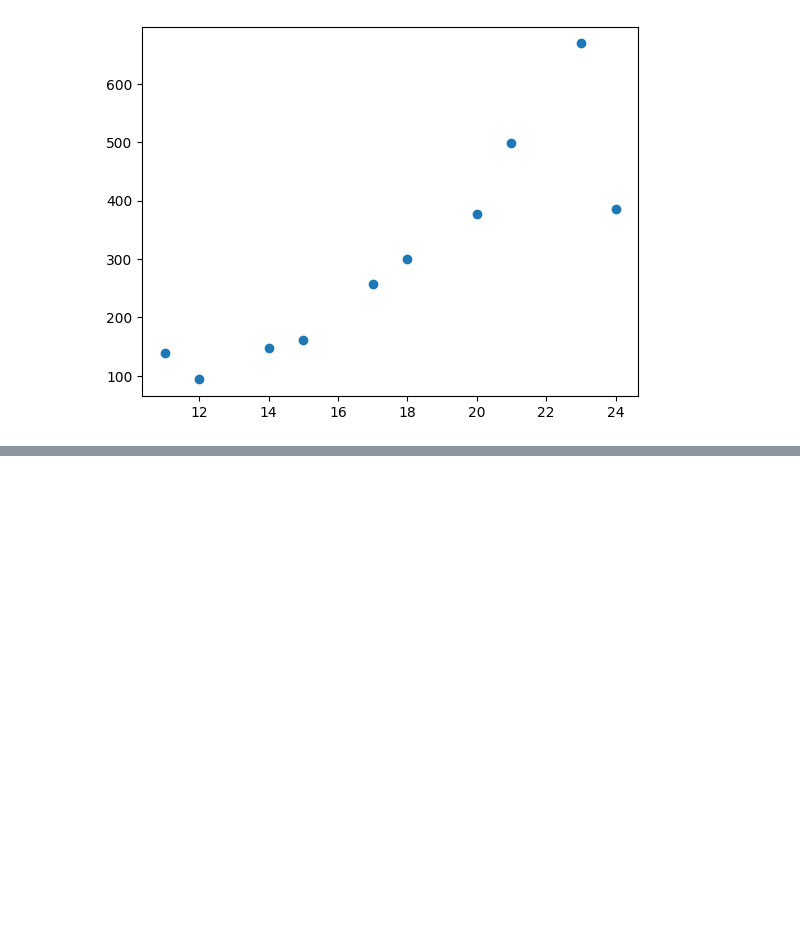
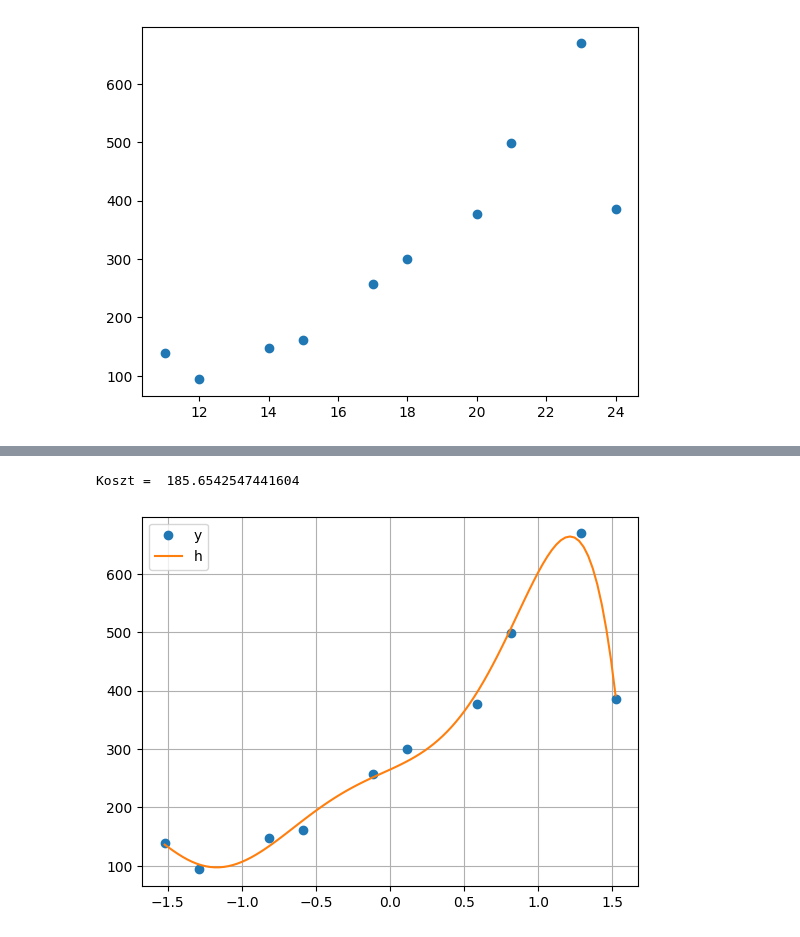
Before and after one commit to kapiotrow/ML, a Jupyter notebook: lab4/lab4.ipynb, the cells around one changed output, grey strips where cells are left out. Saved outputs shown, nothing was run; the diff lists cells and outputs as text; code cells hidden in the pictures; blank space fills up the shorter version.

```diff
--- a/lab4/lab4.ipynb
+++ b/lab4/lab4.ipynb
@@ -19,10 +24,10 @@ with open('./lin_reg_training.csv', 'r') as f:
     data = [row for row in csvreader]
     data = np.array(data, dtype=np.float32)
 
-x_train = data[:, 0]
-y_train = data[:, 1]
+x = data[:, 0].reshape(-1, 1)
+y = data[:, 1]
 
-plt.scatter(x_train, y_train)
+plt.scatter(x, y)
 # %% [output]
 <matplotlib.collections.PathCollection at 0x...>
 [figure]
@@ -93,0 +43,42 @@ ValueError: matmul: Input operand 1 has a mismatch in its core dimension 0, with
+# %%
+def h_fun(X, theta):
+    return np.dot(X, theta)
+
+def calculate_cost(X, Y, theta):
+    f = h_fun(X, theta)
+    return np.mean((f - Y)**2)
+# %%
+poly_features = PolynomialFeatures(degree=6)
+fitter_scaler = poly_features.fit_transform(x)
+
+eps = 1e-3
+alpha = 1e-3
+theta = np.zeros(fitter_scaler.shape[1])
+f = h_fun(fitter_scaler, theta)
+
+
+J = calculate_cost(fitter_scaler, y, theta)
+J2 = J + 10
+m = len(data[:, 0])
+while np.abs(J - J2) > eps:
+    J = J2
+    h_y_diff = (h_fun(fitter_scaler, theta) - y)
+    gradient = np.dot(fitter_scaler.T, h_y_diff)
+    theta = theta - alpha * gradient / m
+    J2 = calculate_cost(fitter_scaler, data[:, 1], theta)
+
+print("Koszt = ", J)
+
+x_values = np.linspace(min(x), max(x), 100).reshape(-1, 1)
+x_values_poly = poly_features.transform(x_values)
+y_values = h_fun(x_values_poly, theta)
+
+plt.figure()
+plt.plot(x, y, "o")
+plt.plot(x_values, y_values)
+plt.legend(["y", "h"])
+plt.grid()
+plt.show()
+# %% [output]
+Koszt =  185.6542547441604
+[figure, added]
```
Also changed, not shown: parts of 22 cells of this notebook, 1 other file.
